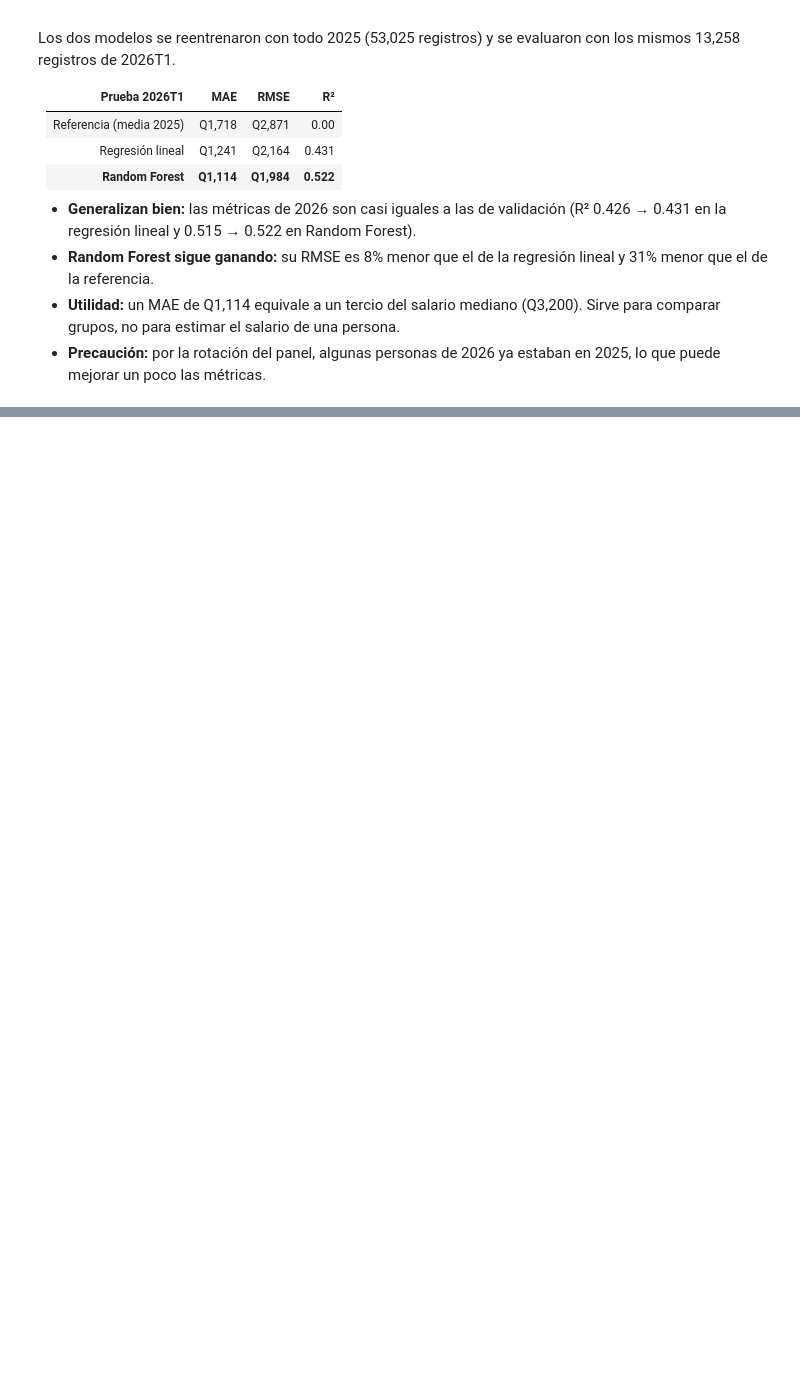
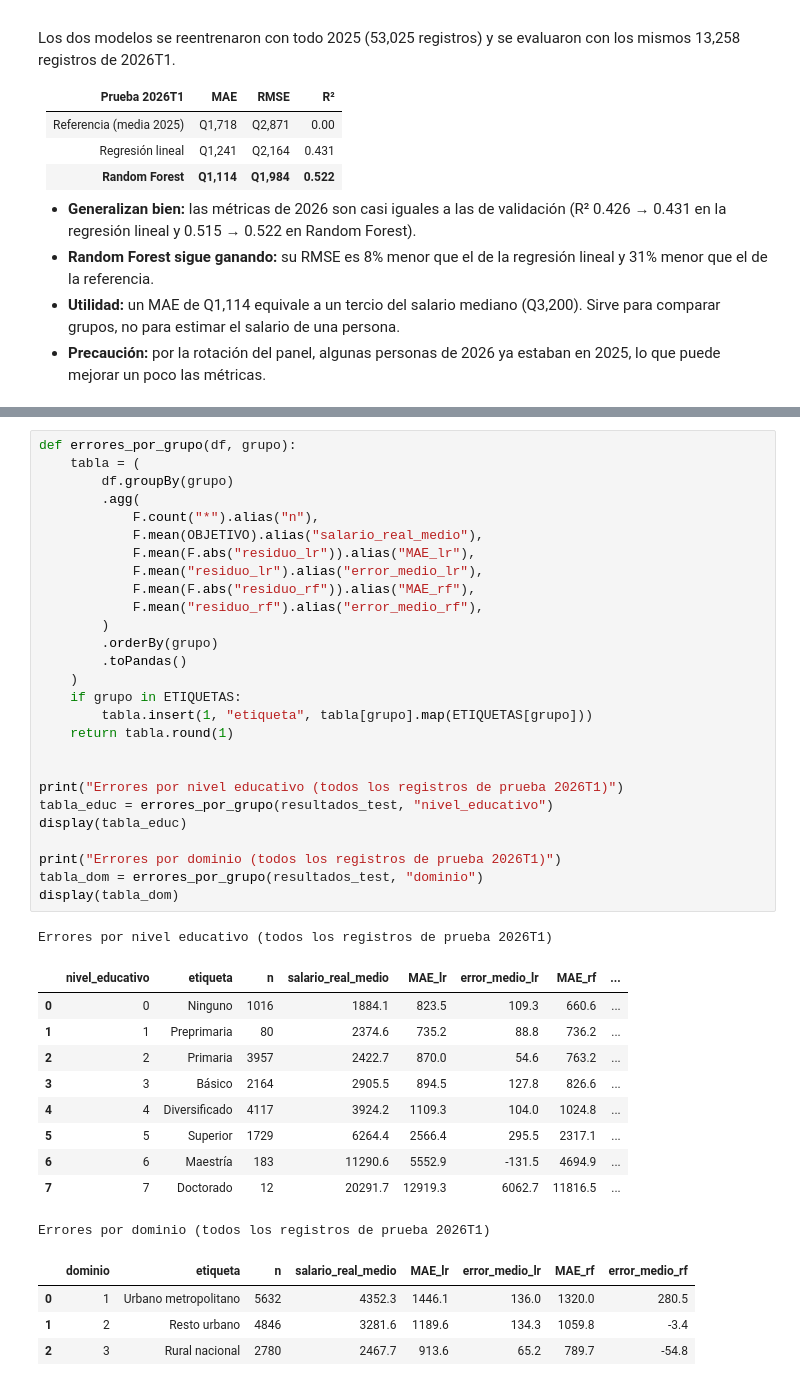
Before and after one commit to tismajo/CC3084-Laboratorio7, a Jupyter notebook: Laboratorio7.ipynb, the cells around one changed output, grey strips where cells are left out. Saved outputs shown, nothing was run; the diff lists cells and outputs as text; blank space fills up the shorter version.

```diff
--- a/Laboratorio7.ipynb
+++ b/Laboratorio7.ipynb
@@ -2552,0 +2624,43 @@ Los dos modelos se reentrenaron con todo 2025 (53,025 registros) y se evaluaron
+# %%
+def errores_por_grupo(df, grupo):
+    tabla = (
+        df.groupBy(grupo)
+        .agg(
+            F.count("*").alias("n"),
+            F.mean(OBJETIVO).alias("salario_real_medio"),
+            F.mean(F.abs("residuo_lr")).alias("MAE_lr"),
+            F.mean("residuo_lr").alias("error_medio_lr"),
+            F.mean(F.abs("residuo_rf")).alias("MAE_rf"),
+            F.mean("residuo_rf").alias("error_medio_rf"),
+        )
+        .orderBy(grupo)
+        .toPandas()
+    )
+    if grupo in ETIQUETAS:
+        tabla.insert(1, "etiqueta", tabla[grupo].map(ETIQUETAS[grupo]))
+    return tabla.round(1)
+
+
+print("Errores por nivel educativo (todos los registros de prueba 2026T1)")
+tabla_educ = errores_por_grupo(resultados_test, "nivel_educativo")
+display(tabla_educ)
+
+print("Errores por dominio (todos los registros de prueba 2026T1)")
+tabla_dom = errores_por_grupo(resultados_test, "dominio")
+display(tabla_dom)
+# %% [output]
+Errores por nivel educativo (todos los registros de prueba 2026T1)
+|  | nivel_educativo | etiqueta | n | salario_real_medio | MAE_lr | error_medio_lr | MAE_rf | ... |
+| 0 | 0 | Ninguno | 1016 | 1884.1 | 823.5 | 109.3 | 660.6 | ... |
+| 1 | 1 | Preprimaria | 80 | 2374.6 | 735.2 | 88.8 | 736.2 | ... |
+| 2 | 2 | Primaria | 3957 | 2422.7 | 870.0 | 54.6 | 763.2 | ... |
+| 3 | 3 | Básico | 2164 | 2905.5 | 894.5 | 127.8 | 826.6 | ... |
+| 4 | 4 | Diversificado | 4117 | 3924.2 | 1109.3 | 104.0 | 1024.8 | ... |
+| 5 | 5 | Superior | 1729 | 6264.4 | 2566.4 | 295.5 | 2317.1 | ... |
+| 6 | 6 | Maestría | 183 | 11290.6 | 5552.9 | -131.5 | 4694.9 | ... |
+| 7 | 7 | Doctorado | 12 | 20291.7 | 12919.3 | 6062.7 | 11816.5 | ... |
+Errores por dominio (todos los registros de prueba 2026T1)
+|  | dominio | etiqueta | n | salario_real_medio | MAE_lr | error_medio_lr | MAE_rf | error_medio_rf |
+| 0 | 1 | Urbano metropolitano | 5632 | 4352.3 | 1446.1 | 136.0 | 1320.0 | 280.5 |
+| 1 | 2 | Resto urbano | 4846 | 3281.6 | 1189.6 | 134.3 | 1059.8 | -3.4 |
+| 2 | 3 | Rural nacional | 2780 | 2467.7 | 913.6 | 65.2 | 789.7 | -54.8 |
```
Also changed, not shown: parts of 8 cells of this notebook, 1 other file.
